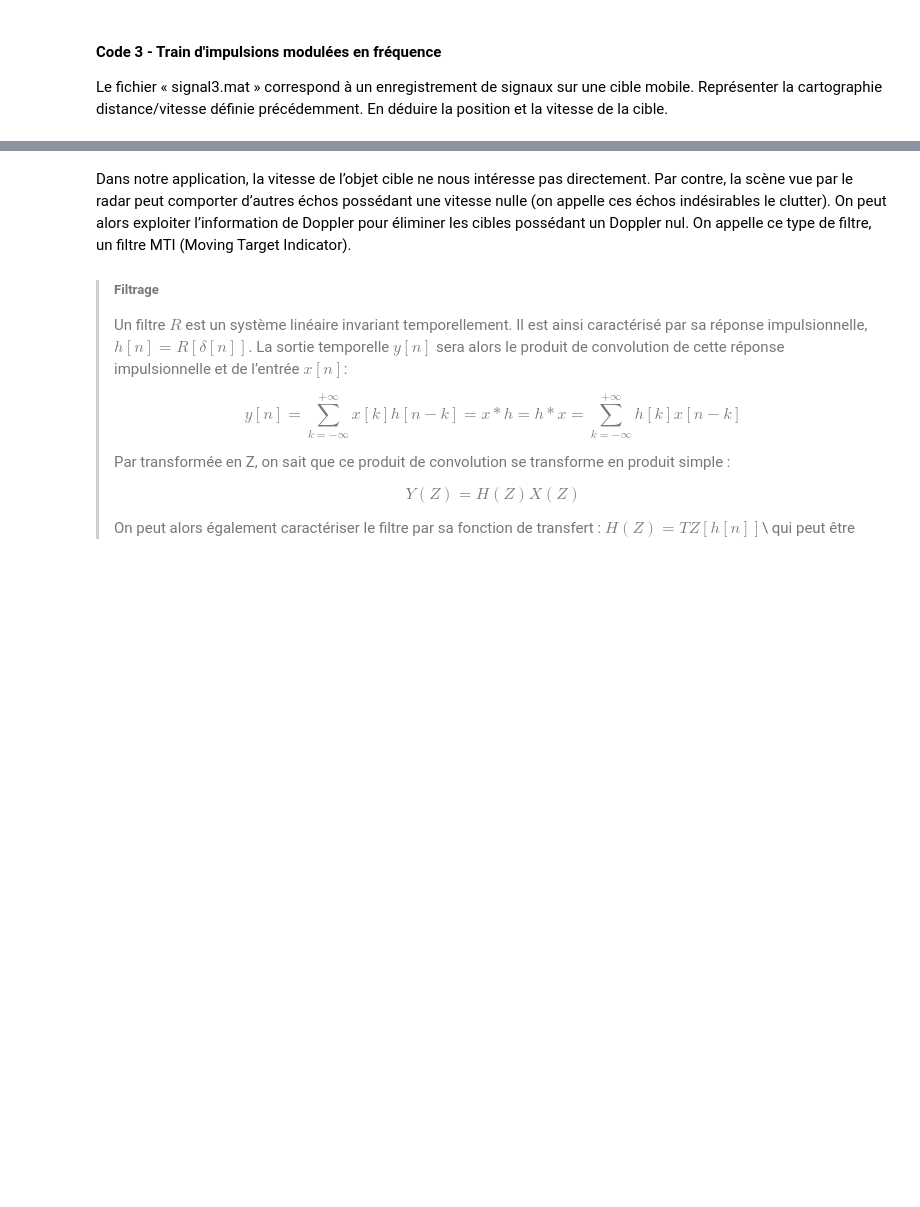
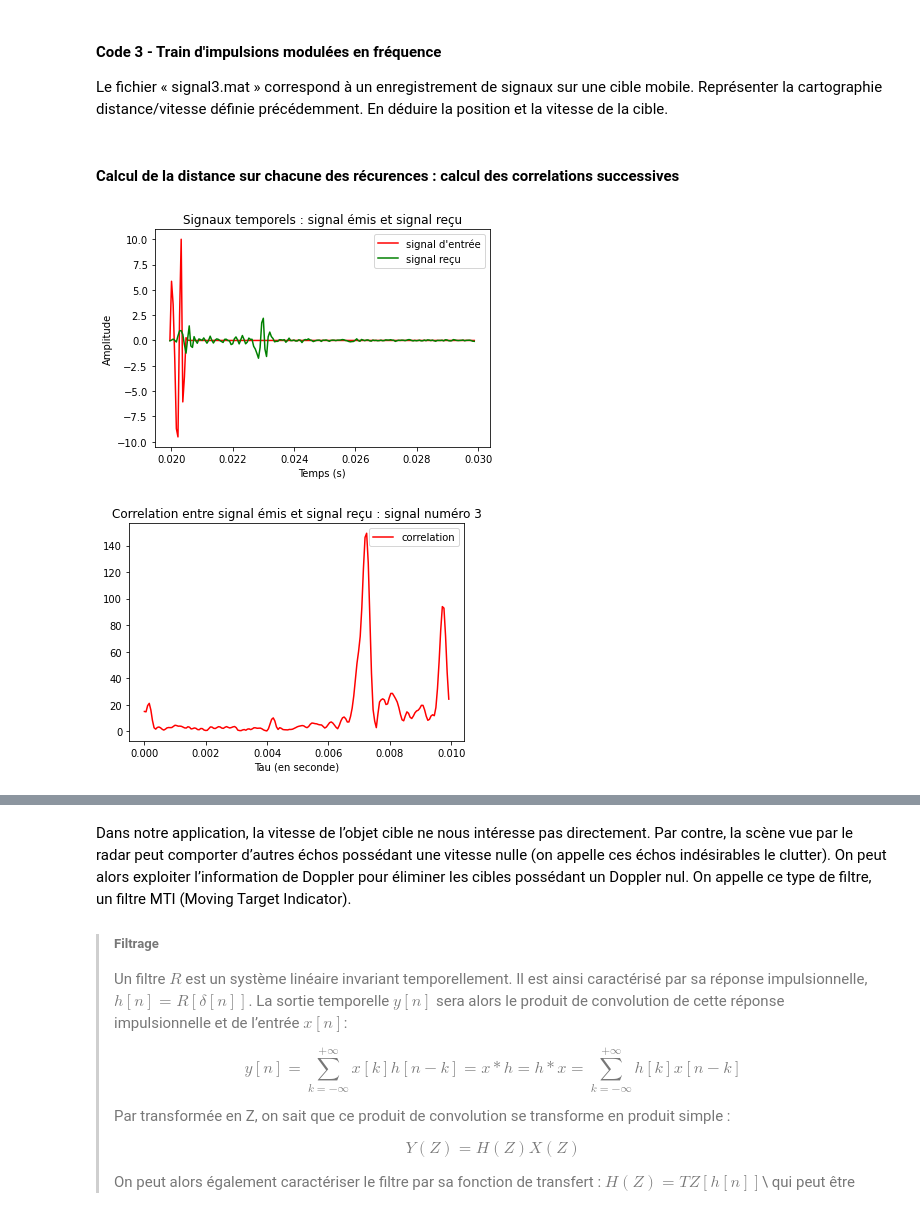
Before and after one commit to martin5555555555/traitementdusignal, a Jupyter notebook: mini_projet_radar.ipynb, the cells around one changed output, grey strips where cells are left out. Drawn from its saved outputs; the diff is of its cells as text; code cells hidden in the pictures; blank space fills up the shorter version.

```diff
--- a/mini_projet_radar.ipynb
+++ b/mini_projet_radar.ipynb
@@ -737,0 +701,35 @@ title(None)
+# %%
+liste_temps = []
+for k in range(8):
+    a = ((np.arange(0,N)/Fs + k*Tr)/2)[0]
+    liste_temps.append(a)
+
+#C'est la liste correspondant aux temps de toutes les mesures
+# %% [markdown]
+#### Calcul de la distance sur chacune des récurences : calcul des correlations successives
+# %%
+
+#Tracé du troisième signal (en temporel) : à titre d'exemple
+plt.figure
+plt.plot(liste_temps[2], e[:,2].real, color = 'red', )
+plt.plot(liste_temps[2], r[:,2].real, color = 'green')
+plt.legend({"signal d'entrée", "signal reçu"})
+plt.xlabel('Temps (s)')
+plt.ylabel('Amplitude')
+plt.title('Signaux temporels : signal émis et signal reçu')
+plt.show()
+
+cor_fft = intercorrélation(liste_temps[0], e[:,2], r[:,2])
+
+#Tracé de la correlation
+plt.figure()
+plt.plot(cor_fft[0], abs(cor_fft[1]), label = "correlation", color = 'red')
+plt.legend()
+plt.xlabel('Tau (en seconde)')
+plt.title(None)
+plt.title('Correlation entre signal émis et signal reçu : signal numéro 3')
+
+plt.show()
+# %% [output]
+[figure, added]
+[figure, added]
```
Also changed, not shown: parts of 31 cells of this notebook.
